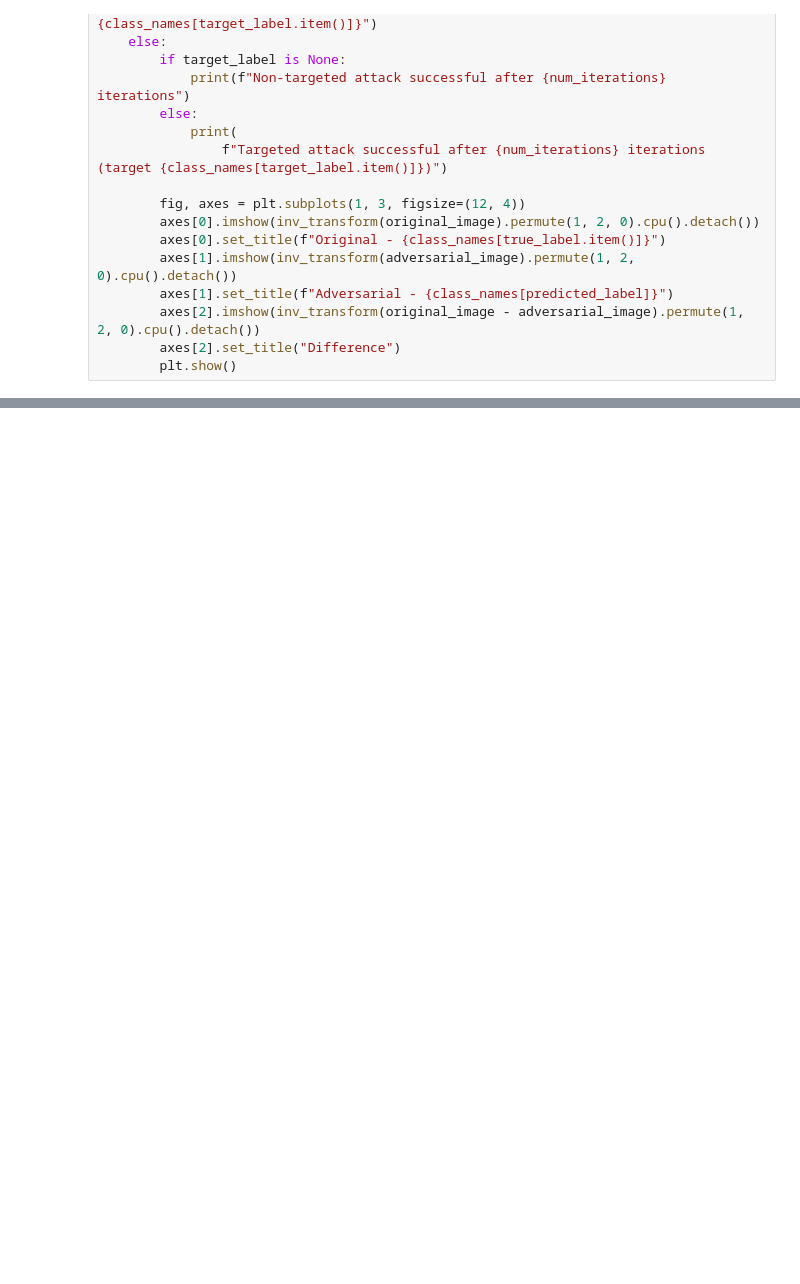
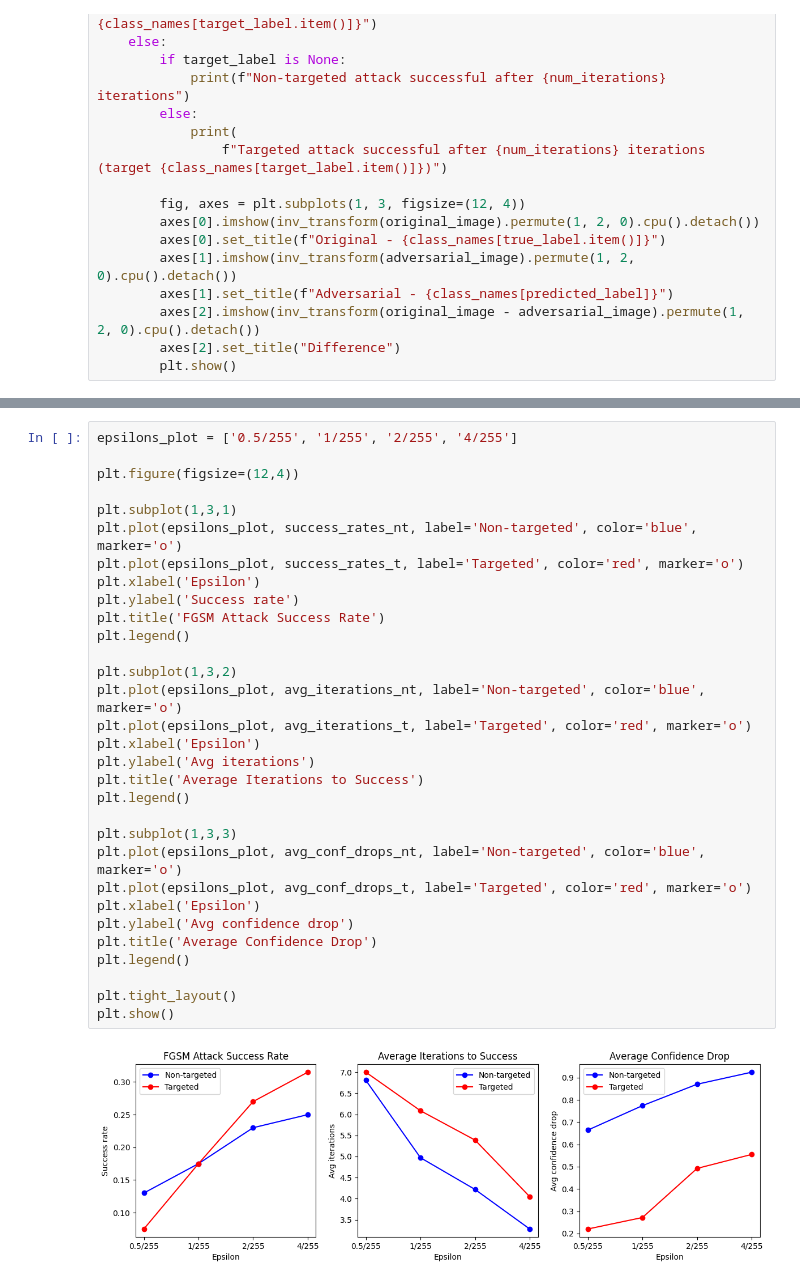
Before and after one commit to fbizza/deep-learning-applications, a Jupyter notebook: lab_4/Lab4_OOD_2025.ipynb, the cells around one changed output, grey strips where cells are left out. Cells and saved outputs as stored; diff of their text form; blank space fills up the shorter version.

```diff
--- a/lab_4/Lab4_OOD_2025.ipynb
+++ b/lab_4/Lab4_OOD_2025.ipynb
@@ -821,0 +974,33 @@ def show_attack(original_image, true_label, adversarial_image, predicted_label,
+# %%
+epsilons_plot = ['0.5/255', '1/255', '2/255', '4/255']
+
+plt.figure(figsize=(12,4))
+
+plt.subplot(1,3,1)
+plt.plot(epsilons_plot, success_rates_nt, label='Non-targeted', color='blue', marker='o')
+plt.plot(epsilons_plot, success_rates_t, label='Targeted', color='red', marker='o')
+plt.xlabel('Epsilon')
+plt.ylabel('Success rate')
+plt.title('FGSM Attack Success Rate')
+plt.legend()
+
+plt.subplot(1,3,2)
+plt.plot(epsilons_plot, avg_iterations_nt, label='Non-targeted', color='blue', marker='o')
+plt.plot(epsilons_plot, avg_iterations_t, label='Targeted', color='red', marker='o')
+plt.xlabel('Epsilon')
+plt.ylabel('Avg iterations')
+plt.title('Average Iterations to Success')
+plt.legend()
+
+plt.subplot(1,3,3)
+plt.plot(epsilons_plot, avg_conf_drops_nt, label='Non-targeted', color='blue', marker='o')
+plt.plot(epsilons_plot, avg_conf_drops_t, label='Targeted', color='red', marker='o')
+plt.xlabel('Epsilon')
+plt.ylabel('Avg confidence drop')
+plt.title('Average Confidence Drop')
+plt.legend()
+
+plt.tight_layout()
+plt.show()
+# %% [output]
+[figure, added]
```
Also changed, not shown: parts of 9 cells of this notebook.
